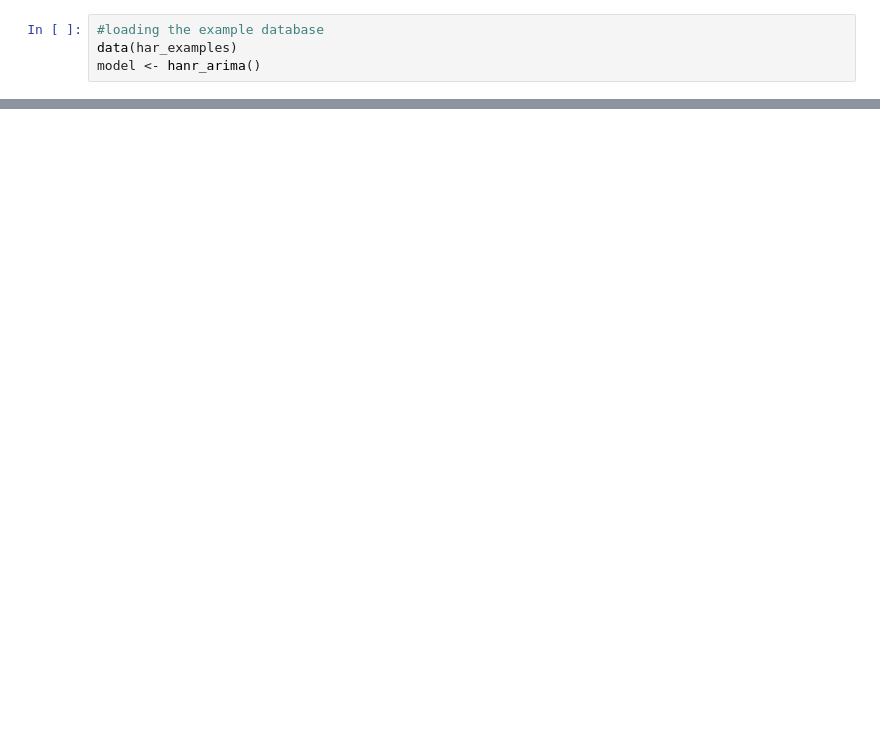
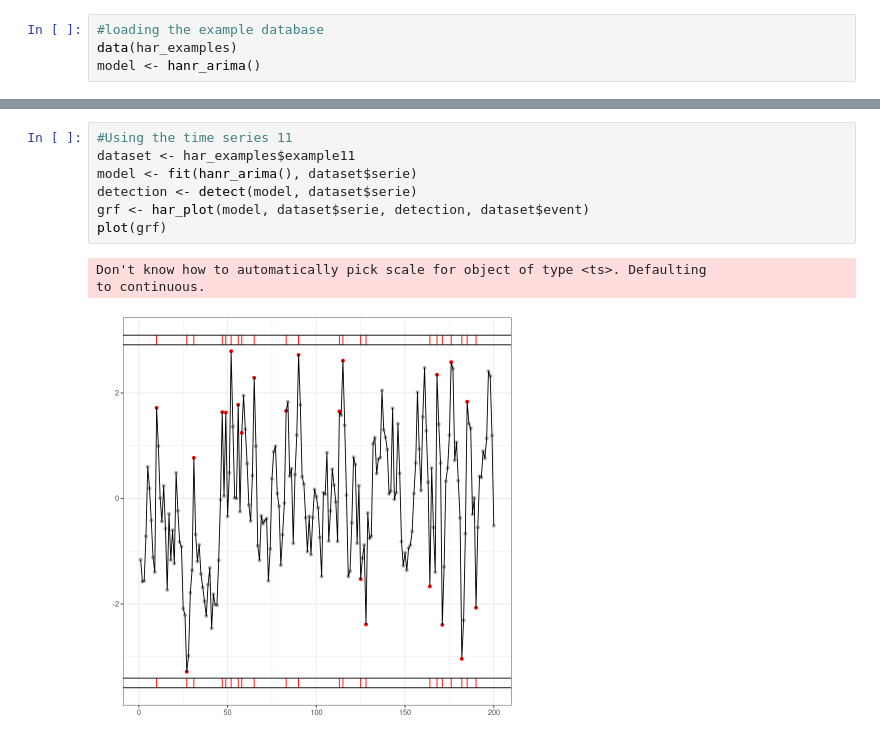
Before and after one commit to cefet-rj-dal/harbinger-examples, a Jupyter notebook: general/har_data.ipynb, the cells around one changed output, grey strips where cells are left out. Cells and saved outputs as stored; diff of their text form; blank space fills up the shorter version.

```diff
--- a/general/har_data.ipynb
+++ b/general/har_data.ipynb
@@ -103,0 +121,11 @@ plot(grf)
+# %%
+#Using the time series 11
+dataset <- har_examples$example11
+model <- fit(hanr_arima(), dataset$serie)
+detection <- detect(model, dataset$serie)
+grf <- har_plot(model, dataset$serie, detection, dataset$event)
+plot(grf)
+# %% [output]
+Don't know how to automatically pick scale for object of type <ts>. Defaulting
+to continuous.
+[figure, added]
```
Also changed, not shown: parts of 18 cells of this notebook, 26 other files.
